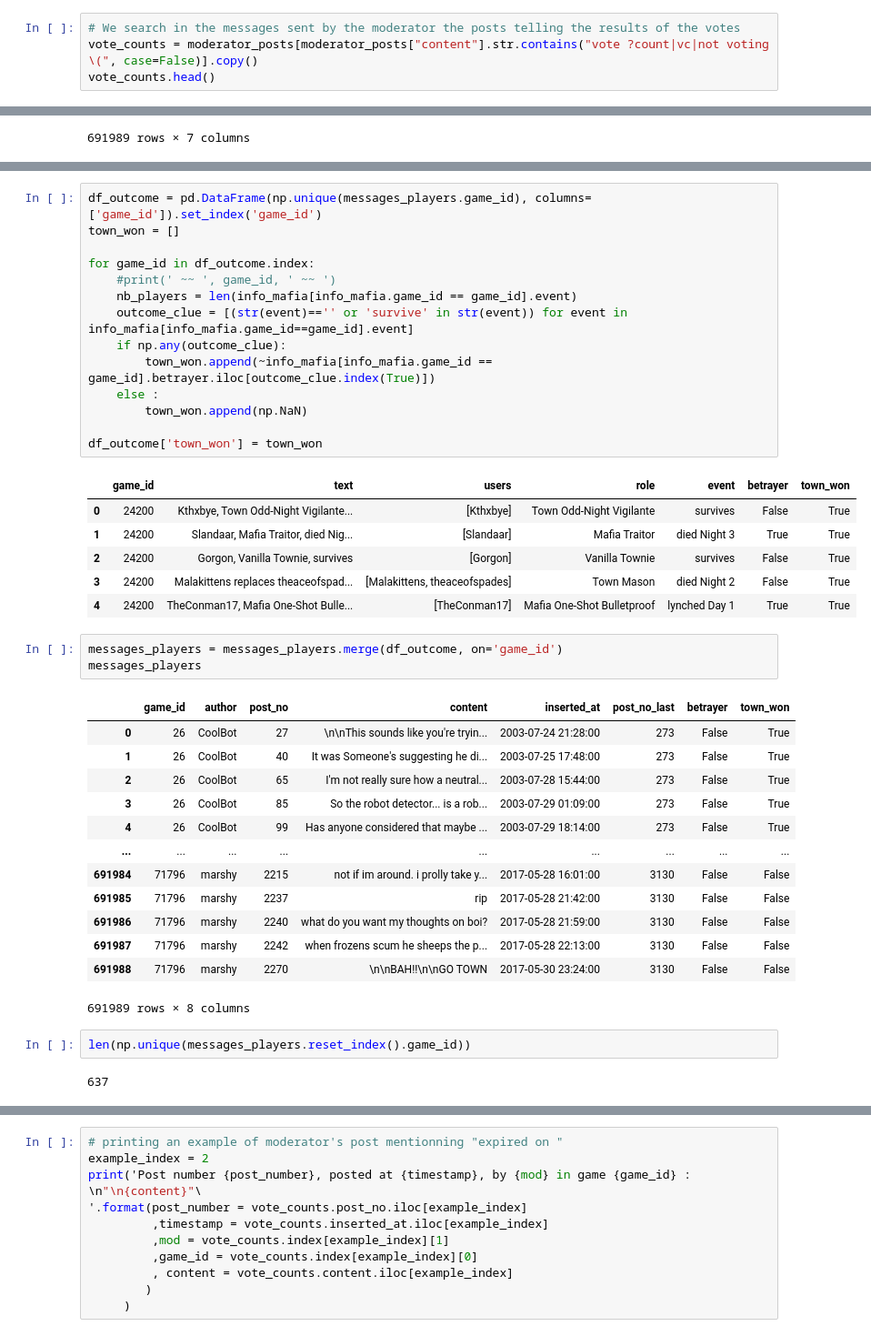
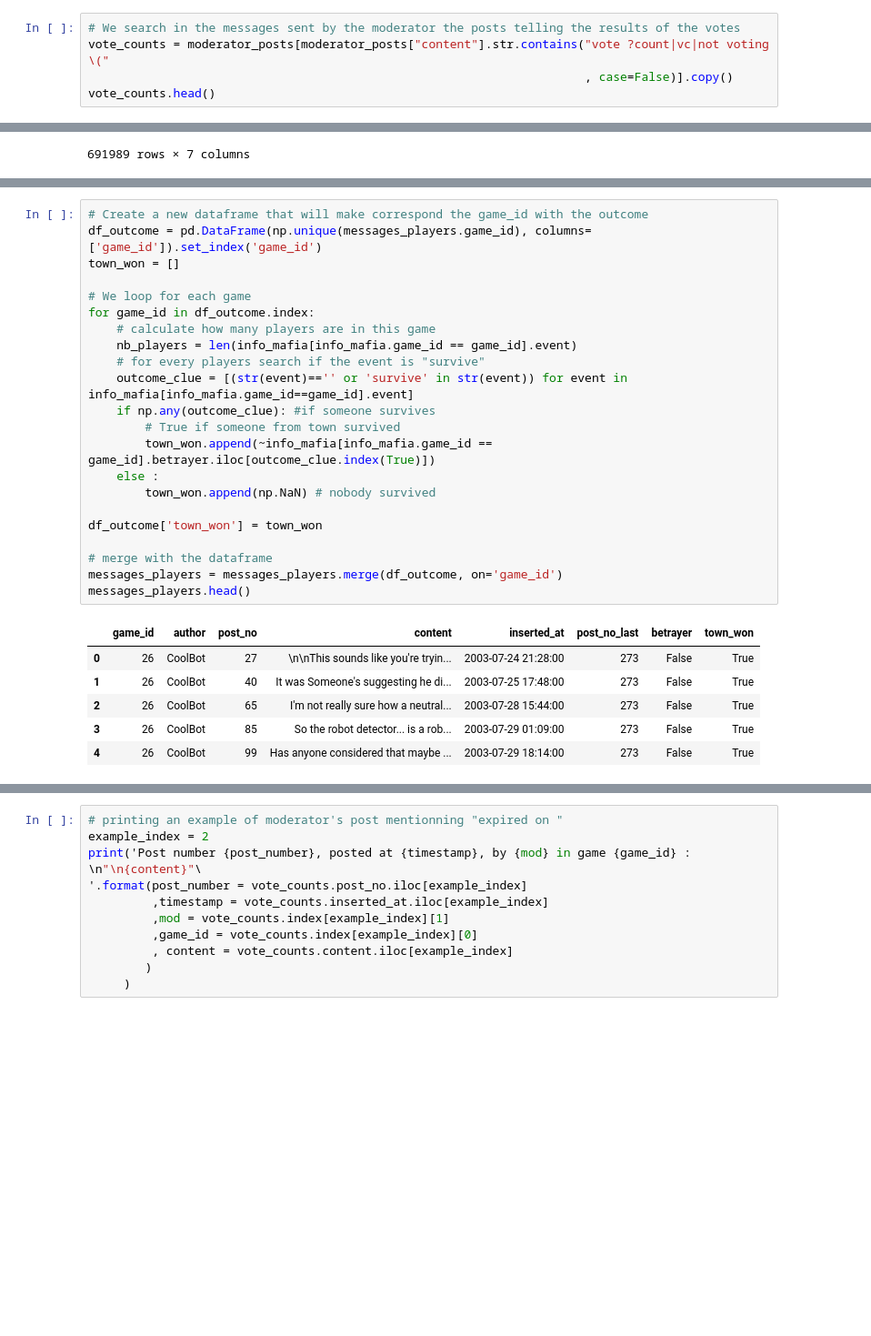
Before and after one commit to epfl-ada/ada-2020-project-milestone-p3-p3_bamboozled-gang, a Jupyter notebook: project_report.ipynb, the cells around one changed output, grey strips where cells are left out. Shown: that part at 91% size. Drawn from its saved outputs; the diff is of its cells as text; blank space fills up the shorter version.

```diff
--- a/project_report.ipynb
+++ b/project_report.ipynb
@@ -173,7 +169,8 @@ After the game is over, players often start talking about what happened during t
 First of all, we will search in the messages sent by the moderator for all those that give the result of a vote. Indeed, a game ends with the elimination of a player leading to the victory of one of the two sides (["the good guys" or "the bad guys"](https://www.youtube.com/watch?v=gDIlTlkOBYc) depending on how you see things).
 # %%
 # We search in the messages sent by the moderator the posts telling the results of the votes
-vote_counts = moderator_posts[moderator_posts["content"].str.contains("vote ?count|vc|not voting \(", case=False)].copy()
+vote_counts = moderator_posts[moderator_posts["content"].str.contains("vote ?count|vc|not voting \("
+                                                                      , case=False)].copy()
 vote_counts.head()
 # %% [output]
 |  |  | content | inserted_at | post_no |
@@ -282,43 +286,30 @@ To complete the information about the games and players, the outcomes of these g
 # %%
+# Create a new dataframe that will make correspond the game_id with the outcome
 df_outcome = pd.DataFrame(np.unique(messages_players.game_id), columns=['game_id']).set_index('game_id')
 town_won = []
 
+# We loop for each game
 for game_id in df_outcome.index:
-    #print(' ~~ ', game_id, ' ~~ ')
+    # calculate how many players are in this game
     nb_players = len(info_mafia[info_mafia.game_id == game_id].event)
+    # for every players search if the event is "survive"
     outcome_clue = [(str(event)=='' or 'survive' in str(event)) for event in info_mafia[info_mafia.game_id==game_id].event]
-    if np.any(outcome_clue):
+    if np.any(outcome_clue): #if someone survives
+        # True if someone from town survived
         town_won.append(~info_mafia[info_mafia.game_id == game_id].betrayer.iloc[outcome_clue.index(True)])
     else :
-        town_won.append(np.NaN)
+        town_won.append(np.NaN) # nobody survived
 
 df_outcome['town_won'] = town_won
+
+# merge with the dataframe
+messages_players = messages_players.merge(df_outcome, on='game_id')
+messages_players.head()
 # %% [output]
-|  | game_id | text | users | role | event | betrayer | town_won |
-| 0 | 24200 | Kthxbye, Town Odd-Night Vigilante... | [Kthxbye] | Town Odd-Night Vigilante | survives | False | True |
-| 1 | 24200 | Slandaar, Mafia Traitor, died Nig... | [Slandaar] | Mafia Traitor | died Night 3 | True | True |
-| 2 | 24200 | Gorgon, Vanilla Townie, survives | [Gorgon] | Vanilla Townie | survives | False | True |
-| 3 | 24200 | Malakittens replaces theaceofspad... | [Malakittens, theaceofspades] | Town Mason | died Night 2 | False | True |
-| 4 | 24200 | TheConman17, Mafia One-Shot Bulle... | [TheConman17] | Mafia One-Shot Bulletproof | lynched Day 1 | True | True |
+|  | game_id | author | post_no | content | inserted_at | post_no_last | betrayer | town_won |
+| 0 | 26 | CoolBot | 27 | \n\nThis sounds like you're tryin... | 2003-07-24 21:28:00 | 273 | False | True |
+| 1 | 26 | CoolBot | 40 | It was Someone's suggesting he di... | 2003-07-25 17:48:00 | 273 | False | True |
+| 2 | 26 | CoolBot | 65 | I'm not really sure how a neutral... | 2003-07-28 15:44:00 | 273 | False | True |
+| 3 | 26 | CoolBot | 85 | So the robot detector... is a rob... | 2003-07-29 01:09:00 | 273 | False | True |
+| 4 | 26 | CoolBot | 99 | Has anyone considered that maybe ... | 2003-07-29 18:14:00 | 273 | False | True |
-# %%
-messages_players = messages_players.merge(df_outcome, on='game_id')
-messages_players
-# %% [output]
-|  | game_id | author | post_no | content | inserted_at | post_no_last | betrayer | town_won |
-| 0 | 26 | CoolBot | 27 | \n\nThis sounds like you're tryin... | 2003-07-24 21:28:00 | 273 | False | True |
-| 1 | 26 | CoolBot | 40 | It was Someone's suggesting he di... | 2003-07-25 17:48:00 | 273 | False | True |
-| 2 | 26 | CoolBot | 65 | I'm not really sure how a neutral... | 2003-07-28 15:44:00 | 273 | False | True |
-| 3 | 26 | CoolBot | 85 | So the robot detector... is a rob... | 2003-07-29 01:09:00 | 273 | False | True |
-| 4 | 26 | CoolBot | 99 | Has anyone considered that maybe ... | 2003-07-29 18:14:00 | 273 | False | True |
-| ... | ... | ... | ... | ... | ... | ... | ... | ... |
-| 691984 | 71796 | marshy | 2215 | not if im around. i prolly take y... | 2017-05-28 16:01:00 | 3130 | False | False |
-| 691985 | 71796 | marshy | 2237 | rip | 2017-05-28 21:42:00 | 3130 | False | False |
-| 691986 | 71796 | marshy | 2240 | what do you want my thoughts on boi? | 2017-05-28 21:59:00 | 3130 | False | False |
-| 691987 | 71796 | marshy | 2242 | when frozens scum he sheeps the p... | 2017-05-28 22:13:00 | 3130 | False | False |
-| 691988 | 71796 | marshy | 2270 | \n\nBAH!!\n\nGO TOWN | 2017-05-30 23:24:00 | 3130 | False | False |
-691989 rows × 8 columns
-# %%
-len(np.unique(messages_players.reset_index().game_id))
-# %% [output]
-637
 # %% [markdown]
```
Also changed, not shown: parts of 19 cells of this notebook.
